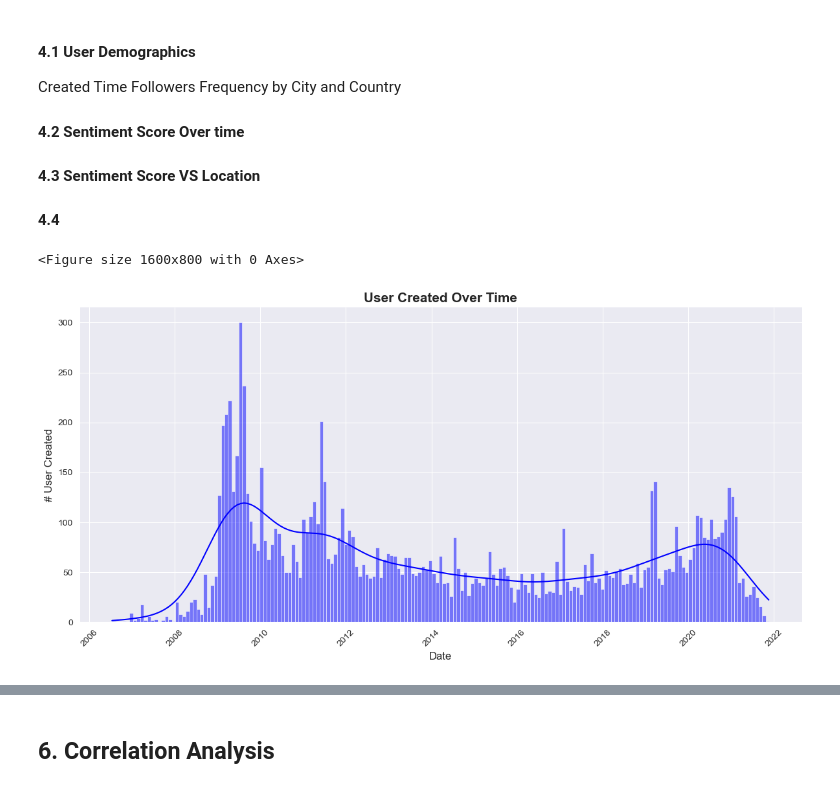
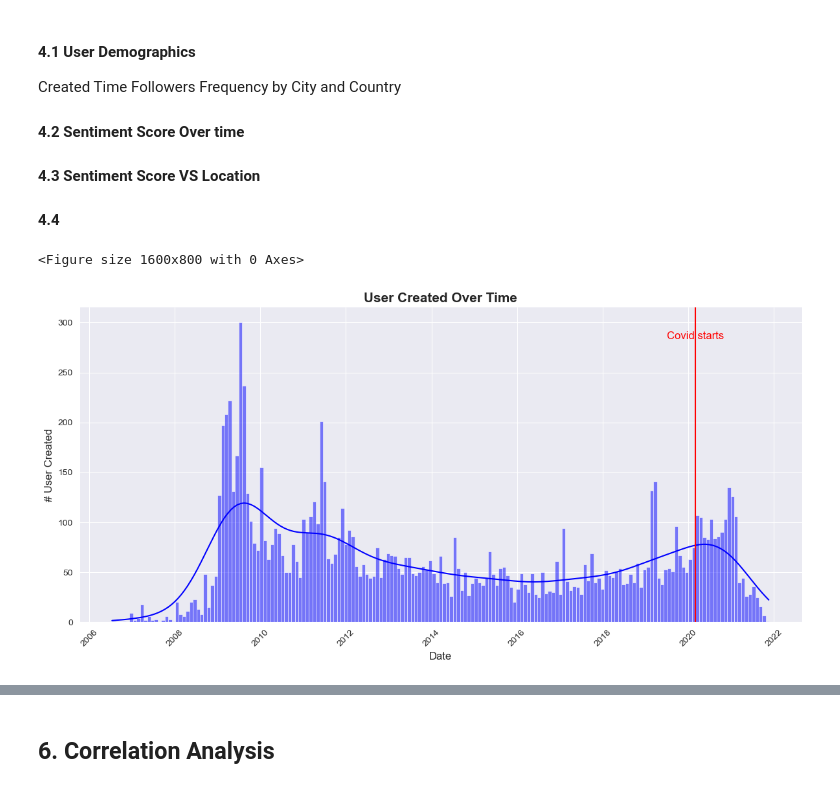
Before and after one commit to jymorris/Mileston1, a Jupyter notebook: Twitter_Project.ipynb, the cells around one changed output, grey strips where cells are left out. Cells and saved outputs as stored; diff of their text form; code cells hidden in the pictures.

```diff
--- a/Twitter_Project.ipynb
+++ b/Twitter_Project.ipynb
@@ -401,12 +415,17 @@ Created Time
 # %%
-plt.figure(figsize=(16,8))
-sns.displot(merged_df, x="user_created", kde=True, color='blue',height=6, aspect=2,binwidth=30)
-plt.xlabel('Date', fontsize=12)
-plt.ylabel('# User Created', fontsize=12)
-plt.title('User Created Over Time', fontsize=15, fontweight='bold')
-plt.xticks(rotation=45)
-plt.tight_layout()
-plt.show()
+def plot_user_create_over_time(df):
+    plt.figure(figsize=(16,8))
+    sns.displot(df, x="user_created", kde=True, color='blue',height=6, aspect=2,binwidth=30)
+    plt.xlabel('Date', fontsize=12)
+    plt.ylabel('# User Created', fontsize=12)
+    # plt.xlim([datetime.date(2019, 1, 1), datetime.date(2022, 1, 1)])
+    plt.axvline(x=datetime.date(2020, 3, 1), color='red')
+    plt.text(datetime.date(2020, 3, 1), plt.ylim()[1]*0.9, 'Covid starts', ha='center', color='red', fontsize=12) # Add the annotation
+    plt.title('User Created Over Time', fontsize=15, fontweight='bold')
+    plt.xticks(rotation=45)
+    plt.tight_layout()
+    plt.show()
+plot_user_create_over_time(df)
 # %% [output]
 <Figure size 1600x800 with 0 Axes>
-[figure, old version]
+[figure, new version]
```
Also changed, not shown: parts of 45 cells of this notebook.
